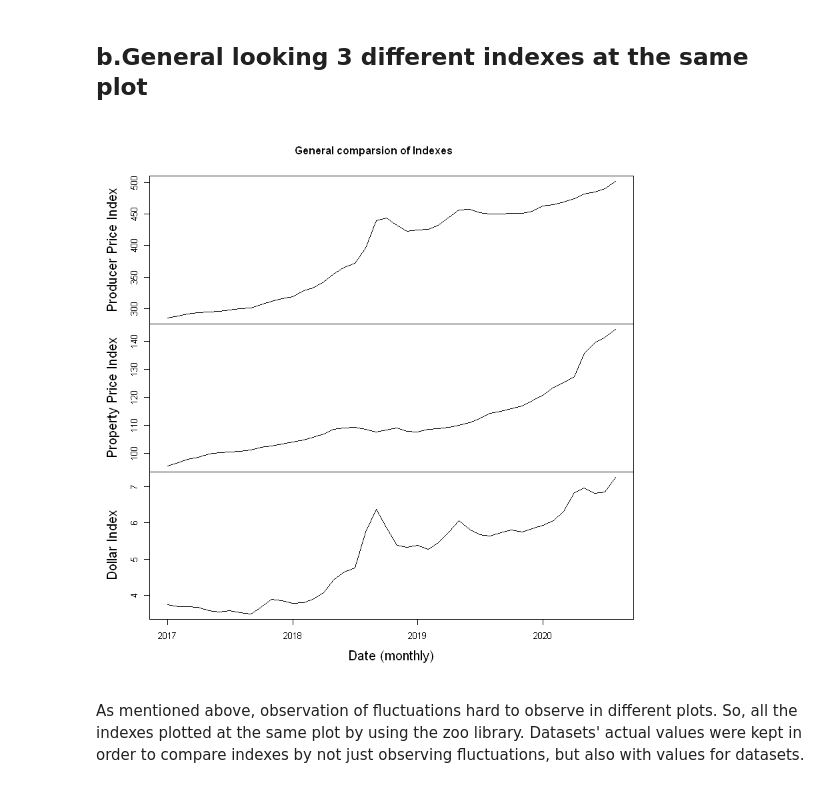
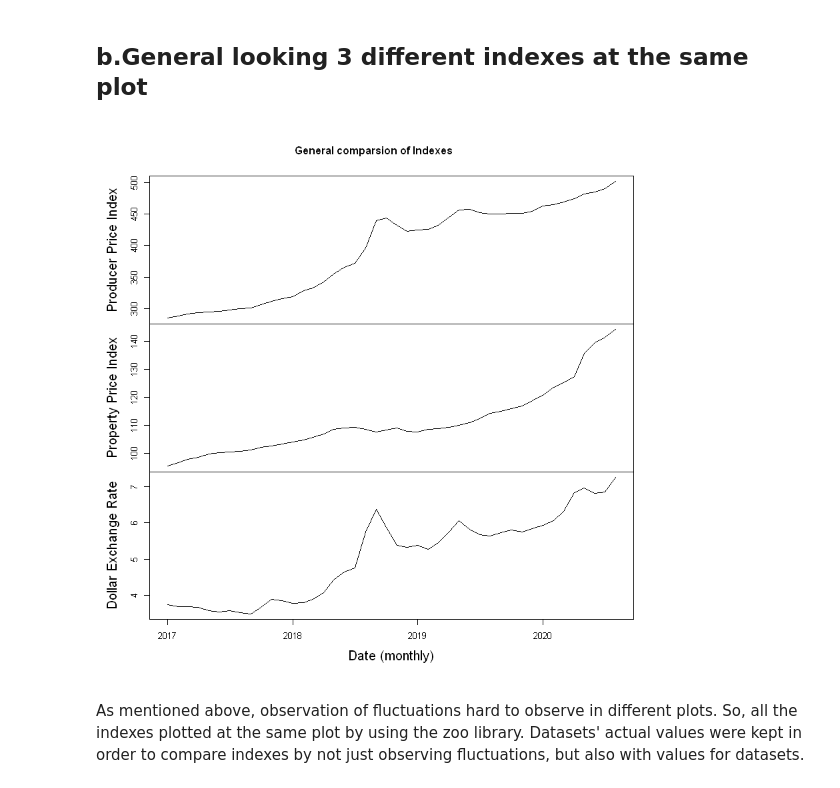
Before and after one commit to BU-IE-360/fall20-mbahadir, a Jupyter notebook: Homework2/Homework2.ipynb, the cells around one changed output. Cells and saved outputs as stored; diff of their text form; code cells hidden in the pictures.

```diff
--- a/Homework2/Homework2.ipynb
+++ b/Homework2/Homework2.ipynb
@@ -93,10 +111,10 @@ For all line plots, there are increase trends, which can be one of the clue for
 # %% [markdown]
 ## b.General looking 3 different indexes at the same plot
 # %%
-indexes<-c("Producer Price Index","Property Price Index", "Dollar Index" )
+indexes<-c("Producer Price Index","Property Price Index", "Dollar Exchange Rate" )
 plot(zoo(df_ts), main="General comparsion of Indexes ", xlab="Date (monthly)",ylab=indexes)
 # %% [output]
-[figure, old version]
+[figure, new version]
 # %% [markdown]
 As mentioned above, observation of fluctuations hard to observe in different plots. So, all the indexes plotted at the same plot by using the zoo library. Datasets' actual values were kept in order to compare indexes by not just observing fluctuations, but also with values for datasets.
 # %% [markdown]
```
Also changed, not shown: parts of 7 cells of this notebook, 2 other files.
